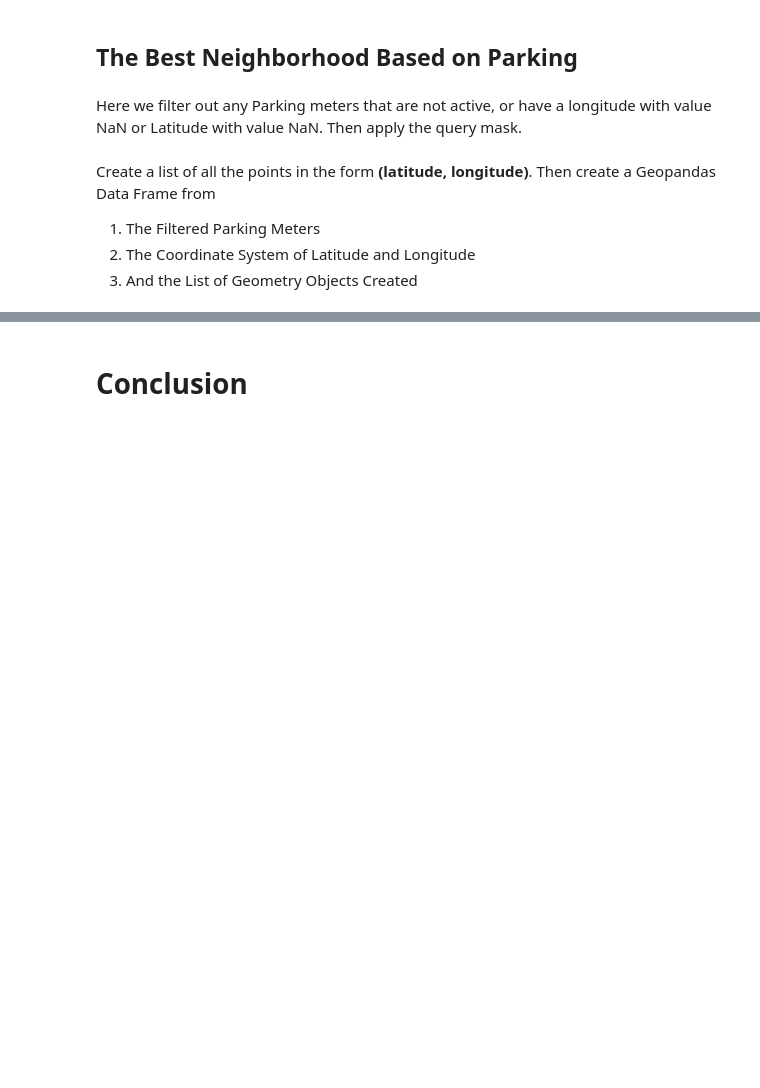
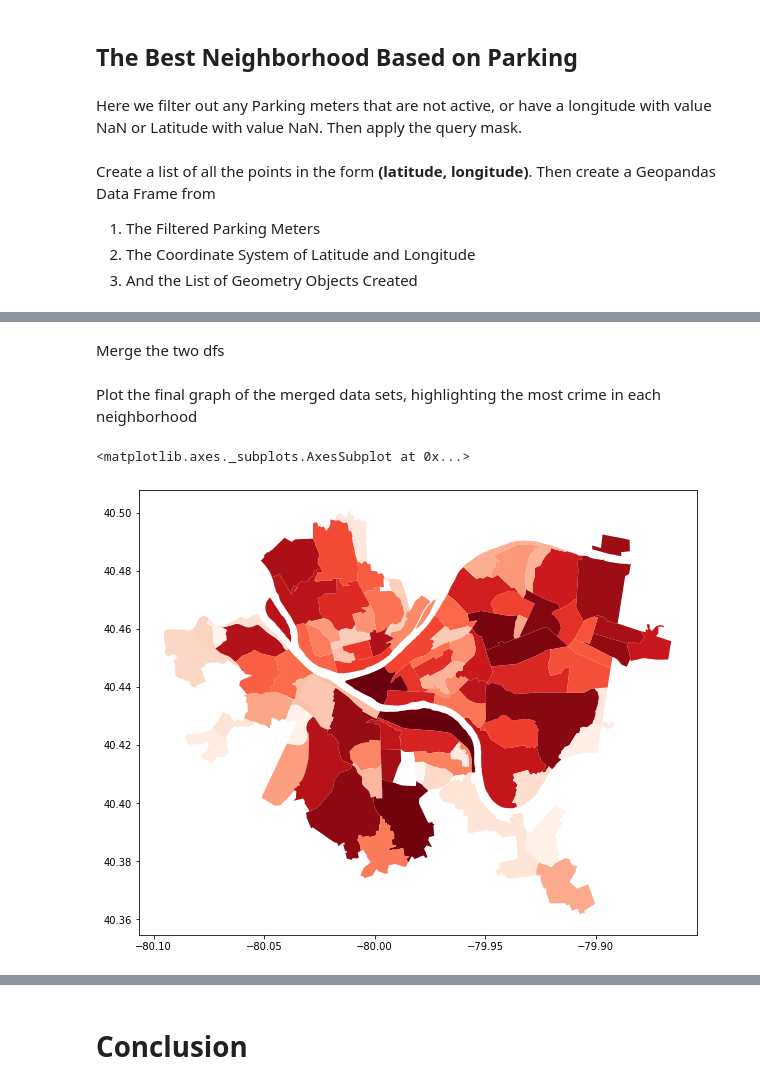
Before and after one commit to mark-sheffield/Final-Project, a Jupyter notebook: PresentationNotebook.ipynb, the cells around one changed output, grey strips where cells are left out. Drawn from its saved outputs; the diff is of its cells as text; code cells hidden in the pictures; blank space fills up the shorter version.

```diff
--- a/PresentationNotebook.ipynb
+++ b/PresentationNotebook.ipynb
@@ -122,0 +149,8 @@ Create a list of all the points in the form **(latitude, longitude)**. Then crea
+# %%
+numCrimes.replace("Mt. Oliver Neighborhood", "Mt. Oliver", inplace = True)
+for index, row in neighborhoods["hood"].iteritems():
+    if row in numCrimes['Neighborhood'].tolist():
+        pass
+    else:
+        print(row + " not in crime data set")
+    #crime.replace("Mt. Oliver Neighborhood", "Mt. Oliver", inplace = True)
@@ -122,0 +159,11 @@ Create a list of all the points in the form **(latitude, longitude)**. Then crea
+# %%
+#creating the percentages of the crimes compared to the neighborhood with the most crime (south side flats)
+crimeMax = 15157
+numCrimes["Percentage of Crimes"] = ""
+percent = 0.0
+for row in numCrimes.iterrows():
+    percent = float(row[1][1])/crimeMax
+    numCrimes['Percentage of Crimes'][row[0]] = percent
+numCrimes.sort_values(by='Percentage of Crimes', ascending = True)
+numCrimes.tail(20)
+#these are the "best" 20 neighborhoods with the least number of crimes
@@ -122,0 +192,12 @@ Create a list of all the points in the form **(latitude, longitude)**. Then crea
+# %% [markdown]
+Merge the two dfs
+# %%
+neighborhoods = neighborhoods.rename(columns={"hood": "Neighborhood"})
+CrimeHoodMerged = neighborhoods.merge(numCrimes)
+# %% [markdown]
+Plot the final graph of the merged data sets, highlighting the most crime in each neighborhood
+# %%
+CrimeHoodMerged.plot(column = 'Percentage of Crimes', figsize = (10,10), cmap = "Reds", legend = False)
+# %% [output]
+<matplotlib.axes._subplots.AxesSubplot at 0x...>
+[figure, added]
```
Also changed, not shown: parts of 12 cells of this notebook.
